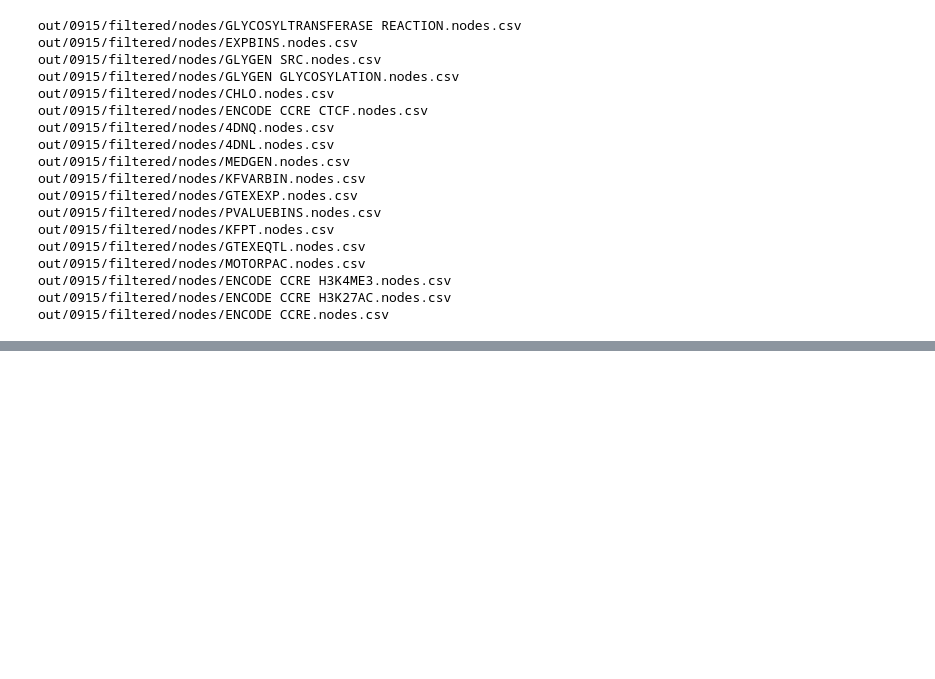
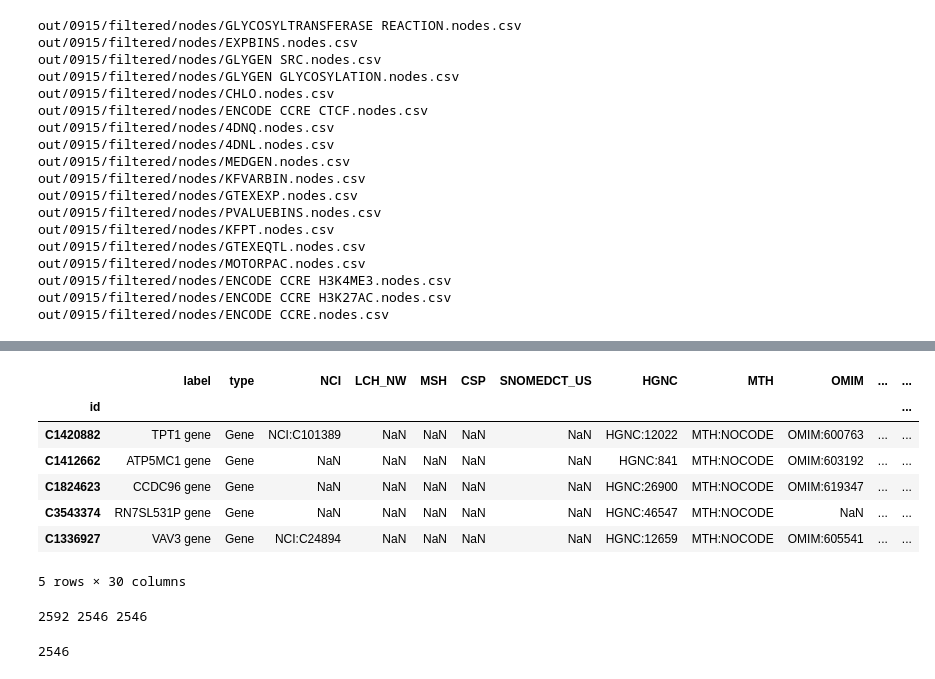
Before and after one commit to MaayanLab/datadistillery-kg, a Jupyter notebook: serializer.ipynb, the cells around one changed output, grey strips where cells are left out. Saved outputs shown, nothing was run; the diff lists cells and outputs as text; code cells hidden in the pictures; blank space fills up the shorter version.

```diff
--- a/serializer.ipynb
+++ b/serializer.ipynb
@@ -884,0 +1365,12 @@ out/0915/filtered/nodes/ENCODE CCRE.nodes.csv
+# %%
+genes = pd.read_csv('out/0915/filtered/nodes/Gene.nodes.csv', index_col=0)
+genes.head()
+# %% [output]
+|  | label | type | NCI | LCH_NW | MSH | CSP | SNOMEDCT_US | HGNC | MTH | OMIM | ... | ... |
+| id |  |  |  |  |  |  |  |  |  |  |  | ... |
+| C1420882 | TPT1 gene | Gene | NCI:C101389 | NaN | NaN | NaN | NaN | HGNC:12022 | MTH:NOCODE | OMIM:600763 | ... | ... |
+| C1412662 | ATP5MC1 gene | Gene | NaN | NaN | NaN | NaN | NaN | HGNC:841 | MTH:NOCODE | OMIM:603192 | ... | ... |
+| C1824623 | CCDC96 gene | Gene | NaN | NaN | NaN | NaN | NaN | HGNC:26900 | MTH:NOCODE | OMIM:619347 | ... | ... |
+| C3543374 | RN7SL531P gene | Gene | NaN | NaN | NaN | NaN | NaN | HGNC:46547 | MTH:NOCODE | NaN | ... | ... |
+| C1336927 | VAV3 gene | Gene | NCI:C24894 | NaN | NaN | NaN | NaN | HGNC:12659 | MTH:NOCODE | OMIM:605541 | ... | ... |
+5 rows × 30 columns
@@ -884,0 +1383,18 @@ out/0915/filtered/nodes/ENCODE CCRE.nodes.csv
+# %%
+matched = []
+counter = 0
+hgnc_match = []
+for i in genes.index:
+    if i in mapper:
+        matched.append(i)
+        if mapper[i] in hgnc_to_cui:
+            hgnc_match.append((i, mapper[i], hgnc_to_cui[mapper[i]]))
+    if "UNIPROTKB" in i:
+        counter += 1
+print(counter, len(matched), len(hgnc_match))
+# %% [output]
+2592 2546 2546
+# %%
+len(set([i[0] for i in hgnc_match]))
+# %% [output]
+2546
```
Also changed, not shown: parts of 70 cells of this notebook.
